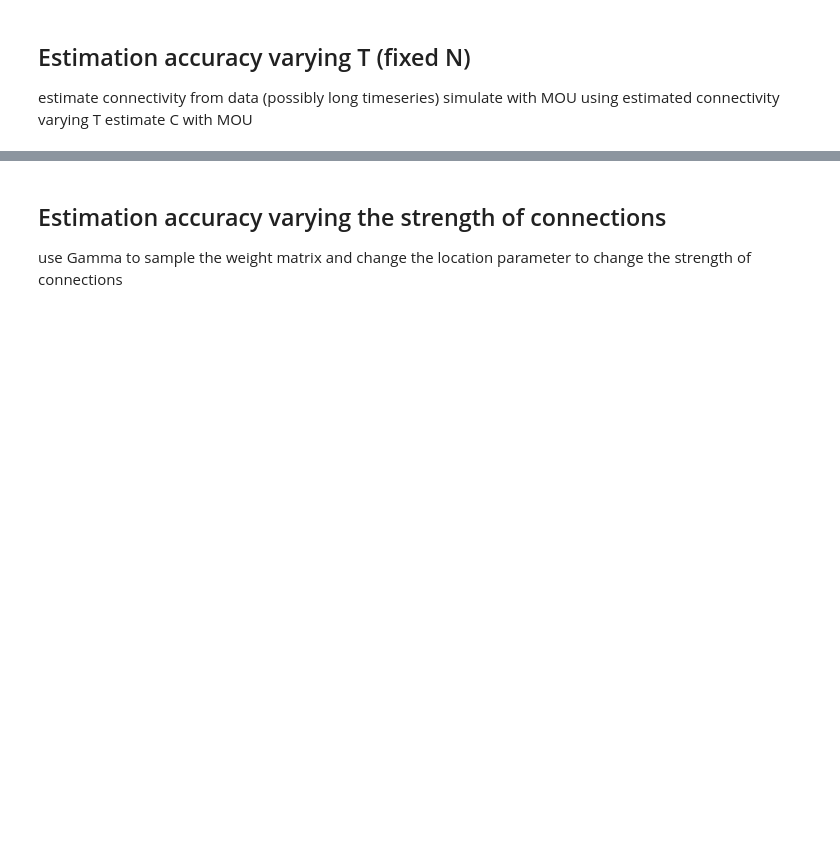
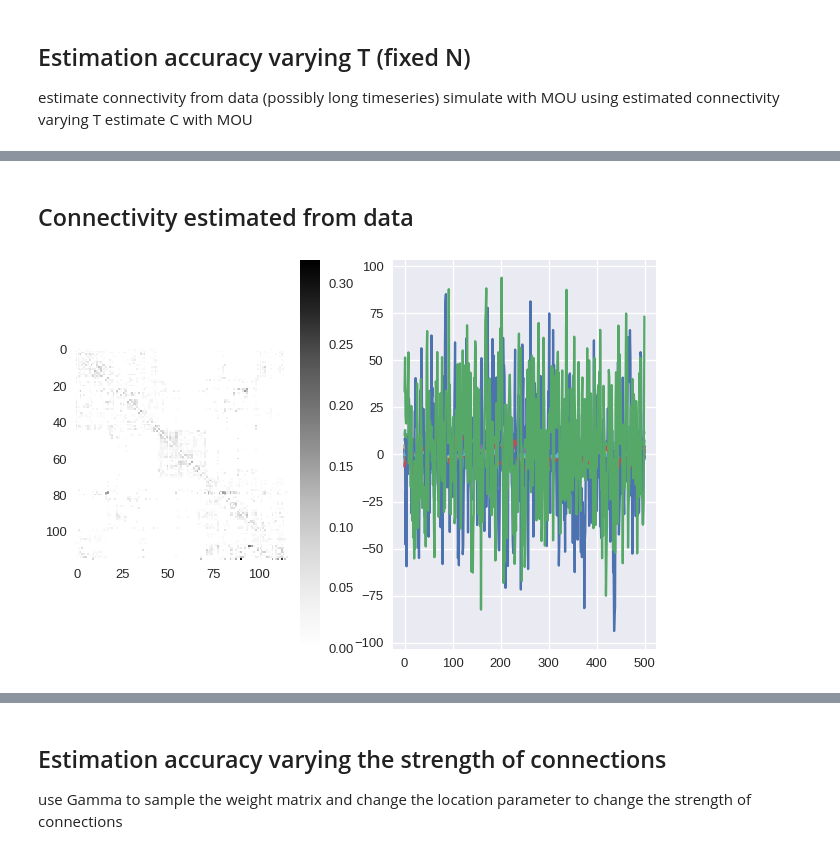
Before and after one commit to andins/bayes_MOU, a Jupyter notebook: group_meeting/MOU_bayesVSgradient.ipynb, the cells around one changed output, grey strips where cells are left out. Saved outputs shown, nothing was run; the diff lists cells and outputs as text; code cells hidden in the pictures; blank space fills up the shorter version.

```diff
--- a/group_meeting/MOU_bayesVSgradient.ipynb
+++ b/group_meeting/MOU_bayesVSgradient.ipynb
@@ -167,0 +150,17 @@ plt.show()
+# %% [markdown]
+## Connectivity estimated from data
+# %%
+data = np.loadtxt('ROISignals_0025427_SE01.txt')
+mask_AAL = np.array(loadmat('/home/andrea/Work/vicente/mask_EC_AAL.mat')['mask_EC'], dtype=bool)
+model = MOU(n_nodes=116)
+model.fit(X=data, SC_mask=mask_AAL)
+Cemp = model.C
+plt.figure()
+plt.subplot(1,2,1)
+plt.imshow(Cemp)
+plt.colorbar()
+plt.subplot(1,2,2)
+plt.plot(model.simulate(T=500))
+plt.show()
+# %% [output]
+[figure, added]
```
Also changed, not shown: parts of 7 cells of this notebook, 7 other files.
